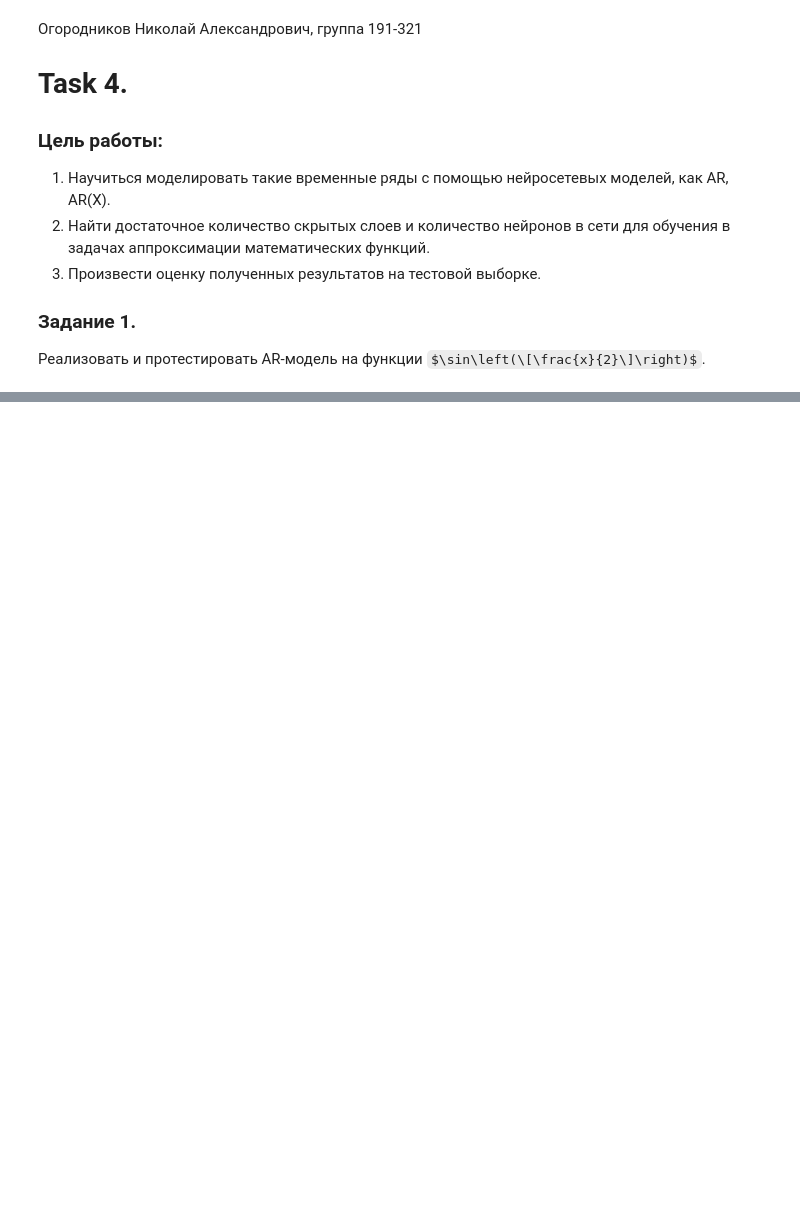
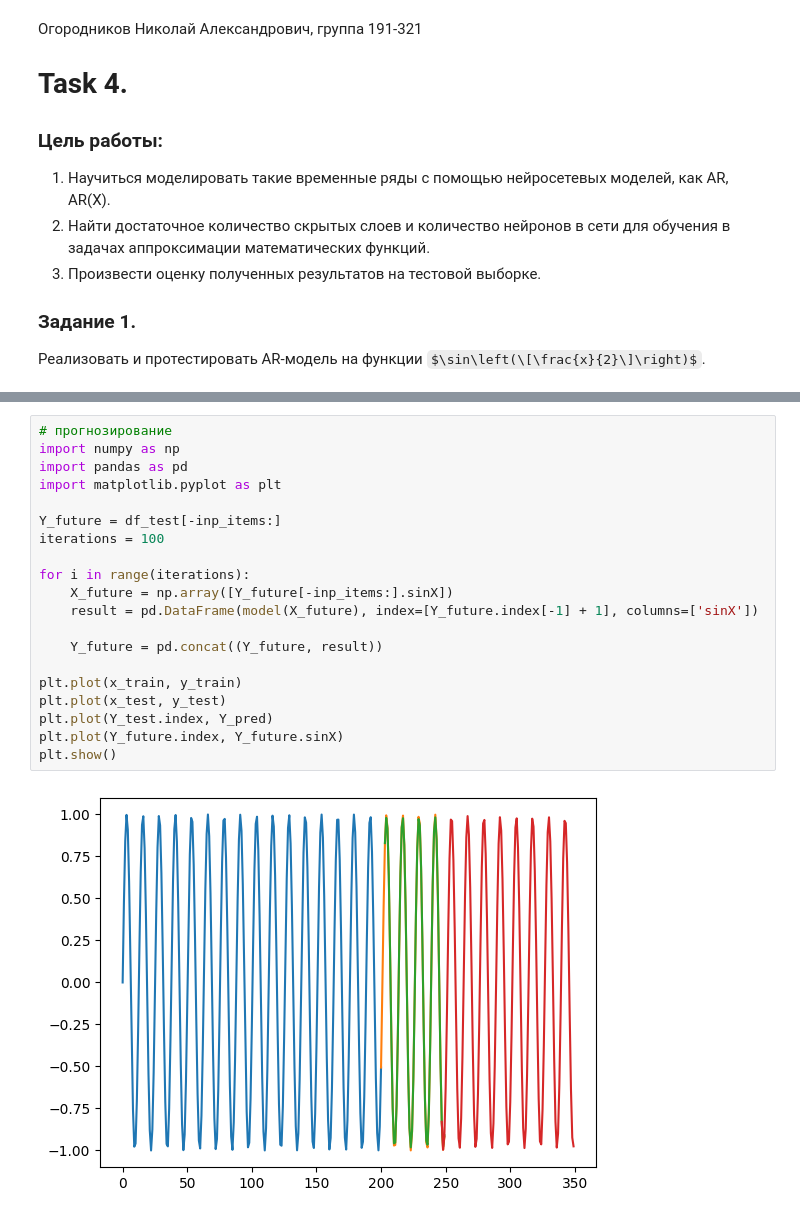
Before and after one commit to kolus-mospolytech/machine_learning-7sem, a Jupyter notebook: task4/task4.ipynb, the cells around one changed output, grey strips where cells are left out. Saved outputs shown, nothing was run; the diff lists cells and outputs as text; some formulas as TeX source; blank space fills up the shorter version.

```diff
--- a/task4/task4.ipynb
+++ b/task4/task4.ipynb
@@ -120,3 +180,25 @@ plt.show()
+# %%
+# прогнозирование
+import numpy as np
+import pandas as pd
+import matplotlib.pyplot as plt
+
+Y_future = df_test[-inp_items:]
+iterations = 100
+
+for i in range(iterations):
+    X_future = np.array([Y_future[-inp_items:].sinX])
+    result = pd.DataFrame(model(X_future), index=[Y_future.index[-1] + 1], columns=['sinX'])
+
+    Y_future = pd.concat((Y_future, result))
+
+plt.plot(x_train, y_train)
+plt.plot(x_test, y_test)
+plt.plot(Y_test.index, Y_pred)
+plt.plot(Y_future.index, Y_future.sinX)
+plt.show()
+# %% [output]
+[figure, added]
 # %% [markdown]
 
 ### Вывод
```
Also changed, not shown: parts of 10 cells of this notebook.
